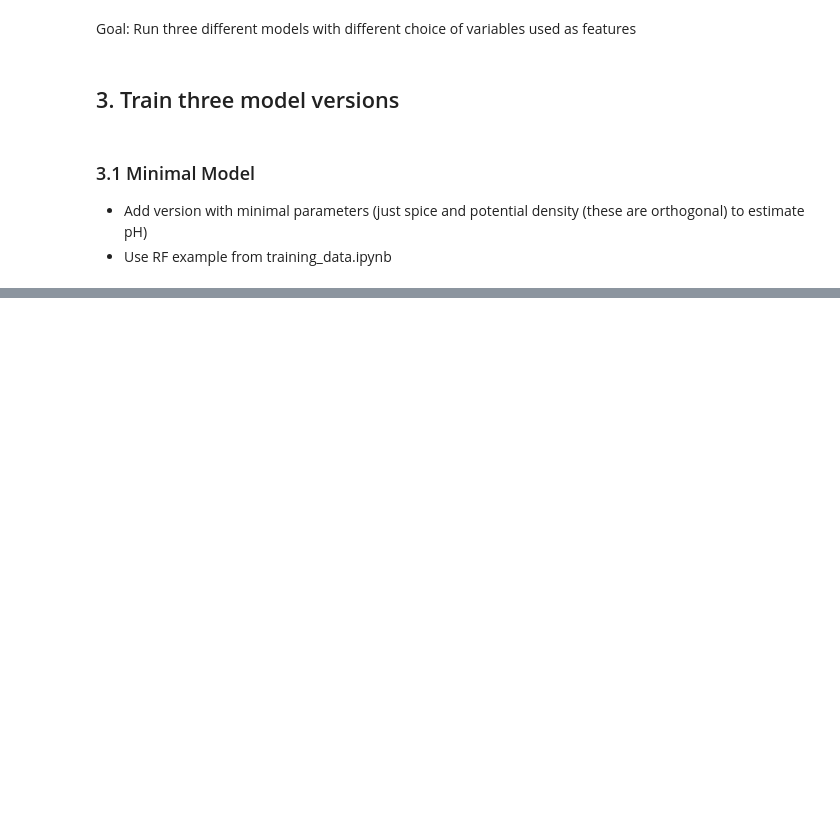
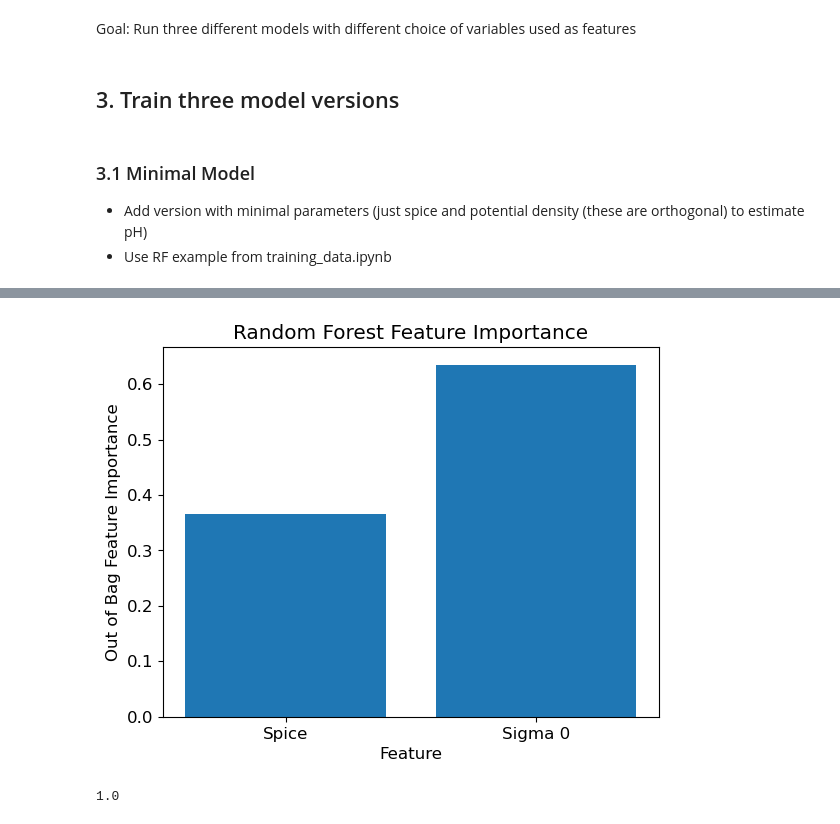
Before and after one commit to UW-MLGEO/MLGEO2022_sangsong, a Jupyter notebook: ml-sogos/scripts/sogos_overview.ipynb, the cells around one changed output, grey strips where cells are left out. Drawn from its saved outputs; the diff is of its cells as text; code cells hidden in the pictures; blank space fills up the shorter version.

```diff
--- a/ml-sogos/scripts/sogos_overview.ipynb
+++ b/ml-sogos/scripts/sogos_overview.ipynb
@@ -289,16 +308,14 @@ def get_error_metrics(Y_pred_training, Y_training, Y_pred_test, Y_test, Y_pred_v
 - Add version with minimal parameters (just spice and potential density (these are orthogonal) to estimate pH)
 - Use RF example from training_data.ipynb
 # %%
-# Build the model -- runtime ~ 15s
-ntrees = 1000
-var_predict= 'pH'
+# Build the minimalist model -- runtime ~ 15s
 Mdl_1 = RandomForestRegressor(ntrees, max_features=1/3, oob_score = True, random_state = 0)
 
 # Create X Variables for each subset of data.
-var_list = ["Spice", "Sigma 0"]
-X_training = training[var_list].to_numpy()
-X_validation = validation[var_list].to_numpy()
-X_test = test[var_list].to_numpy()
+# var_list_1 = ["Spice", "Sigma 0"]
+X_training = training[var_list_1].to_numpy()
+X_validation = validation[var_list_1].to_numpy()
+X_test = test[var_list_1].to_numpy()
 
 Y_training = training[var_predict].to_numpy()
 Y_validation = validation[var_predict].to_numpy()
@@ -311,3 +328,6 @@ Mdl_1.fit(X_training, Y_training)
 Y_pred_training = Mdl_1.predict(X_training)
 Y_pred_validation = Mdl_1.predict(X_validation)
 Y_pred_test = Mdl_1.predict(X_test)
+
+# Save error metrics
+Mdl_1_error = get_error_metrics(Y_pred_training, Y_training, Y_pred_test, Y_test, Y_pred_validation, Y_validation)
@@ -376,11 +508,14 @@ Mdl_3_error = get_error_metrics(Y_pred_training, Y_training, Y_pred_test, Y_test
 # %%
 Mdl_1.feature_importances_
 
-plt.bar(var_list, Mdl_1.feature_importances_)
+plt.bar(var_list_1, Mdl_1.feature_importances_)
 plt.title("Random Forest Feature Importance")
 plt.xlabel("Feature")
 plt.ylabel("Out of Bag Feature Importance")
 plt.savefig("RFFeatureImportancepH.png")
 plt.show()
 print(sum(Mdl_1.feature_importances_))
+# %% [output]
+[figure, added]
+1.0
 # %%
```
Also changed, not shown: parts of 44 cells of this notebook, 2 other files.
